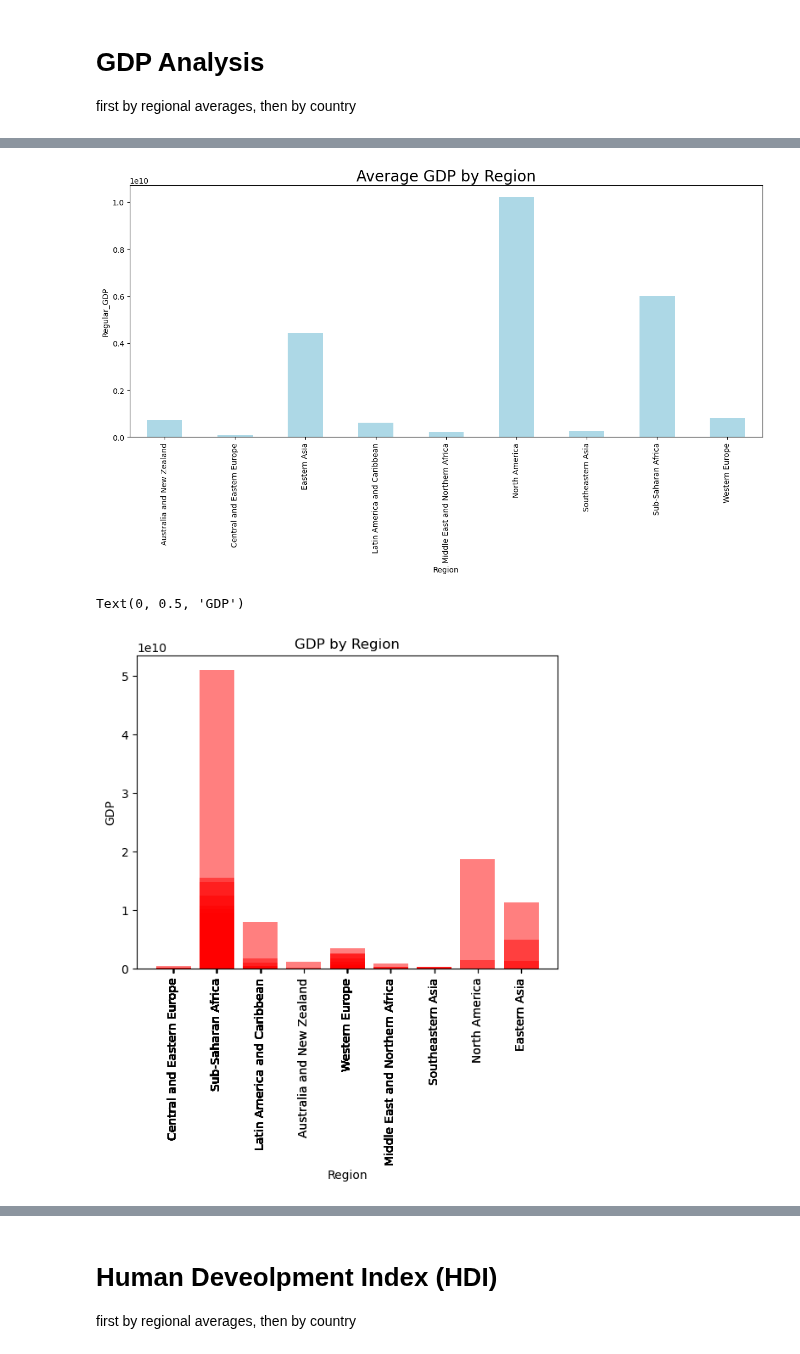
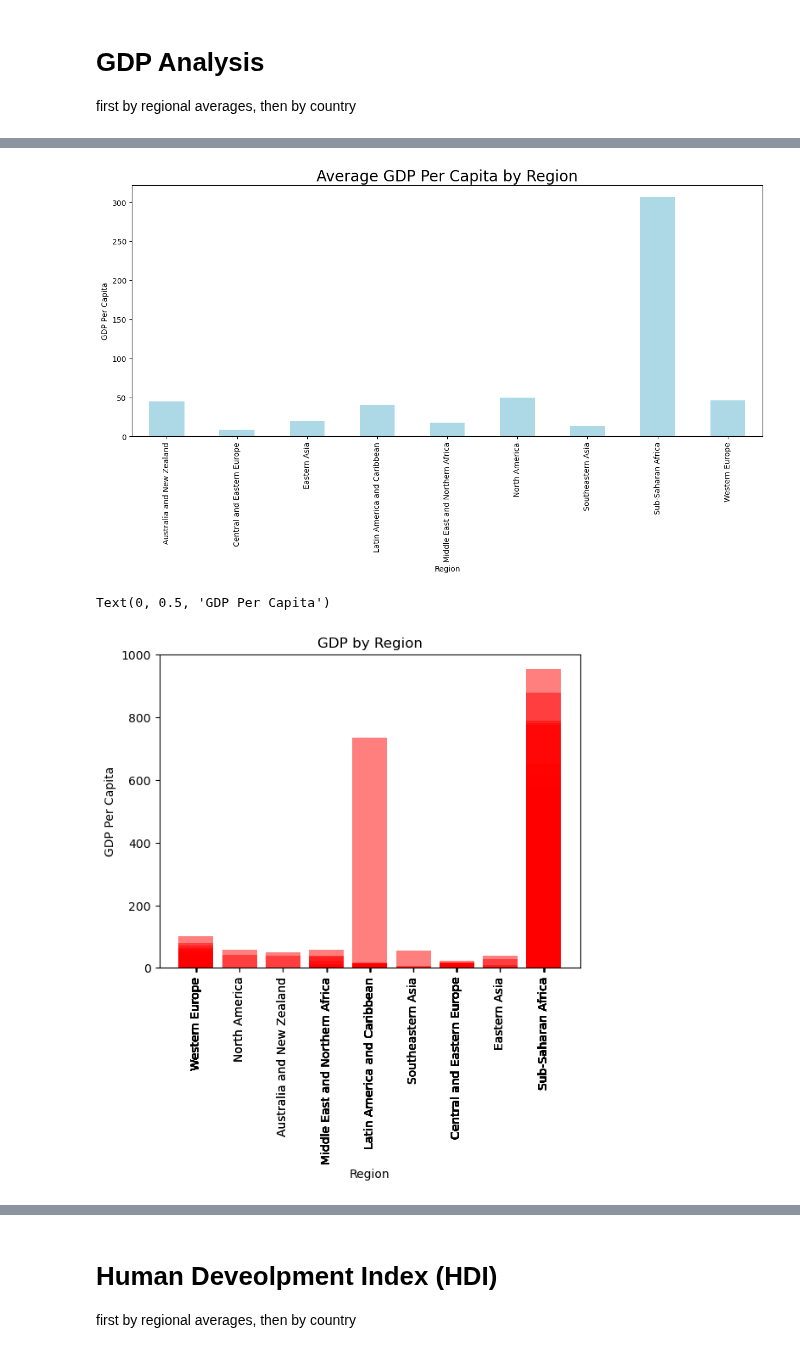
Before and after one commit to mattcaseycpa/project1, a Jupyter notebook: project.ipynb, the cells around one changed output, grey strips where cells are left out. Cells and saved outputs as stored; diff of their text form; code cells hidden in the pictures.

```diff
--- a/project.ipynb
+++ b/project.ipynb
@@ -140,4 +103,4 @@ print(merged_data[['Country', 'Total Population', 'Region', 'GDP_PerCapita', 'Re
 # %%
 #Analysing GDP
-gdp_df=merged_data[['Country', 'Total Population', 'Region', 'GDP_PerCapita', 'Regular_GDP']]
+gdp_df=data_df[["Country","Region","GDP_PerCapita"]].copy()
 gdp_df
@@ -158,27 +107,28 @@ gdp_df
 # %%
 #Average GDP by Region
+#***** need to adjust GDP per capita to just GDP (mult by pop of each country) before taking average
 plt.figure(figsize=(15, 6))
-gdp_df.groupby('Region')['Regular_GDP'].mean().plot(kind='bar', color='lightblue')
-plt.title('Average GDP by Region', fontsize=20)
+gdp_df.groupby('Region')['GDP_PerCapita'].mean().plot(kind='bar', color='lightblue')
+plt.title('Average GDP Per Capita by Region', fontsize=20)
 plt.xlabel('Region')
-plt.ylabel('Regular_GDP')
+plt.ylabel('GDP Per Capita')
 plt.xticks(rotation=90)
 plt.show()
 # %% [output]
-[figure, old version]
+[figure, new version]
 # %%
 #chart for GDP by Region
-gdp=gdp_df["Regular_GDP"]
+gdp=gdp_df["GDP_PerCapita"]
 region=gdp_df["Region"]
 
 plt.bar(region,gdp,color="r",alpha=0.5,align="center")
 tick_loactions=[value for value in region]
 plt.xticks(tick_loactions,region,rotation=90)
 
 plt.title("GDP by Region")
 plt.xlabel("Region")
-plt.ylabel("GDP")
+plt.ylabel("GDP Per Capita")
 # %% [output]
-Text(0, 0.5, 'GDP')
+Text(0, 0.5, 'GDP Per Capita')
-[figure, old version]
+[figure, new version]
 # %%
```
Also changed, not shown: parts of 9 cells of this notebook.
